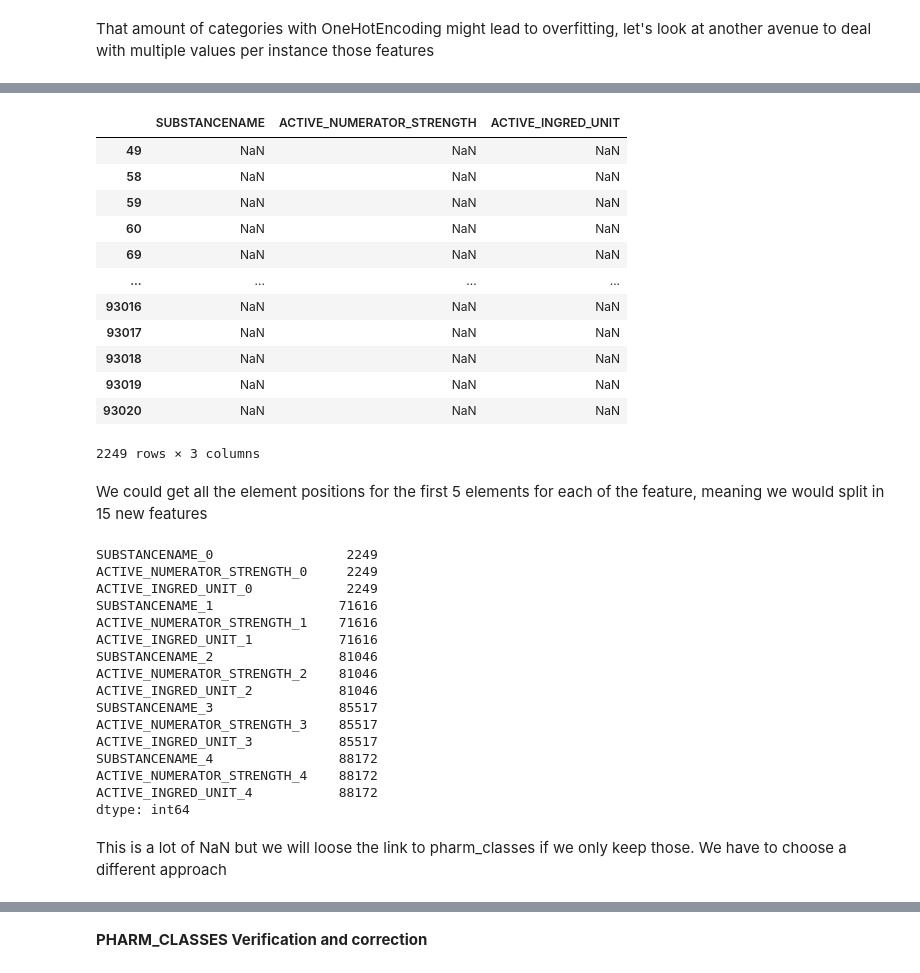
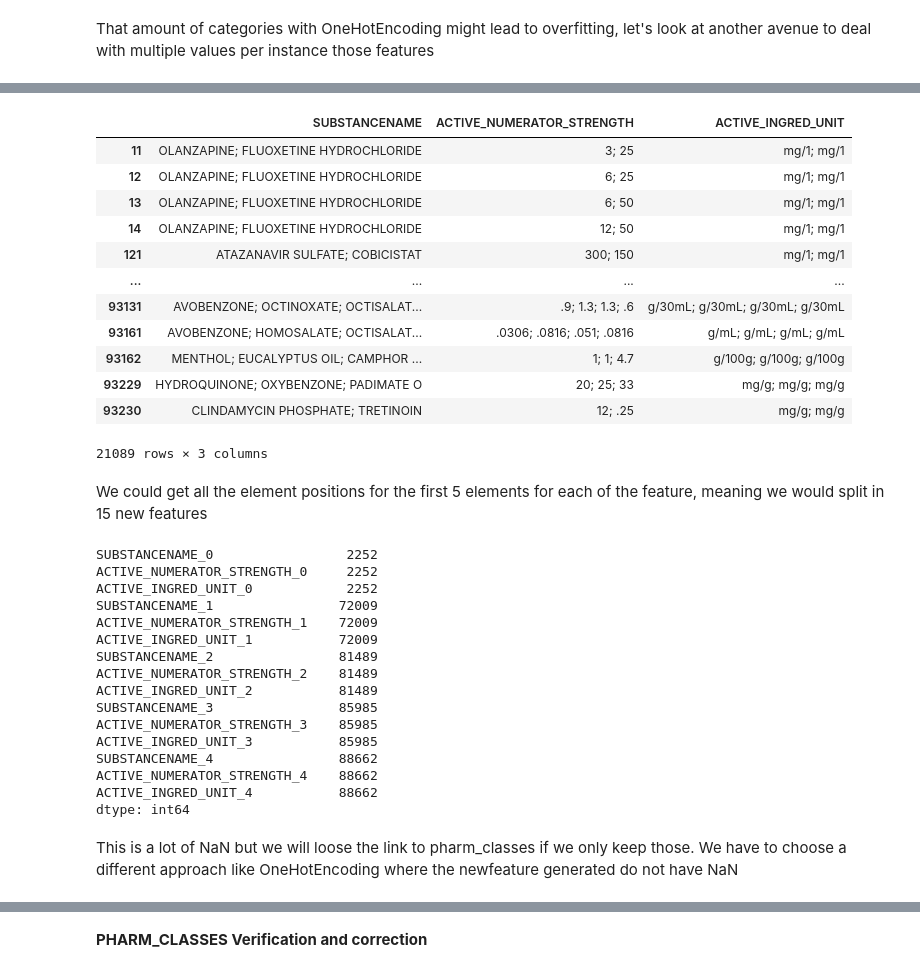
Before and after one commit to simlal/data-mining-assignments_bin710, a Jupyter notebook: dev2/tp2.ipynb, the cells around one changed output, grey strips where cells are left out. Saved outputs shown, nothing was run; the diff lists cells and outputs as text; code cells hidden in the pictures.

```diff
--- a/dev2/tp2.ipynb
+++ b/dev2/tp2.ipynb
@@ -442,0 +515,2 @@ prod["PROPRIETARYNAME"] = prod["PROPRIETARYNAME"].str.upper()
+# %%
+prod = prod.drop(columns="PROPRIETARYNAME")
@@ -443 +537,7 @@ prod["PROPRIETARYNAME"] = prod["PROPRIETARYNAME"].str.upper()
+# %%
+# Replacing vals
+prod["PROPRIETARYNAMESUFFIX_determined"] = np.where(prod["PROPRIETARYNAMESUFFIX"].notnull(), 1, 0)
+# %%
+# Droping original feature
+prod = prod.drop(columns="PROPRIETARYNAMESUFFIX")
 # %% [markdown]
@@ -472,5 +556,3 @@ Let's convert to uppercase before OneHotEncoding
-# %%
-prod["LABELERNAME"] = prod["LABELERNAME"].str.upper()
 # %% [markdown]
 **SubstanceName, ACTIVATE_NUMERATOR_STRENGTH (which on the FDA website is labelled as StrengthNumber) and ACTIVE_INGRED_UNIT are linked features. They also can have multiple values each when split by a semi colon. Let's look if the number of multiple values match its counterpart in each feature**
 # %% [markdown]
@@ -570,20 +643,20 @@ prod[0:5]
 # %%
-# To get the first upto fifth substance, concentration and units
-prod[prod[multiple_vals_feats].apply(lambda x: x.str.split(";").str[0]).isnull().any(axis=1)][multiple_vals_feats]
+# Example with at least 2 multiple values in those features
+prod[prod[multiple_vals_feats].apply(lambda x: x.str.split(";").str[1]).notnull().any(axis=1)][multiple_vals_feats]
 # %% [output]
 |  | SUBSTANCENAME | ACTIVE_NUMERATOR_STRENGTH | ACTIVE_INGRED_UNIT |
-| 49 | NaN | NaN | NaN |
-| 58 | NaN | NaN | NaN |
-| 59 | NaN | NaN | NaN |
-| 60 | NaN | NaN | NaN |
-| 69 | NaN | NaN | NaN |
+| 11 | OLANZAPINE; FLUOXETINE HYDROCHLORIDE | 3; 25 | mg/1; mg/1 |
+| 12 | OLANZAPINE; FLUOXETINE HYDROCHLORIDE | 6; 25 | mg/1; mg/1 |
+| 13 | OLANZAPINE; FLUOXETINE HYDROCHLORIDE | 6; 50 | mg/1; mg/1 |
+| 14 | OLANZAPINE; FLUOXETINE HYDROCHLORIDE | 12; 50 | mg/1; mg/1 |
+| 121 | ATAZANAVIR SULFATE; COBICISTAT | 300; 150 | mg/1; mg/1 |
 | ... | ... | ... | ... |
-| 93016 | NaN | NaN | NaN |
-| 93017 | NaN | NaN | NaN |
-| 93018 | NaN | NaN | NaN |
-| 93019 | NaN | NaN | NaN |
-| 93020 | NaN | NaN | NaN |
+| 93131 | AVOBENZONE; OCTINOXATE; OCTISALAT... | .9; 1.3; 1.3; .6 | g/30mL; g/30mL; g/30mL; g/30mL |
+| 93161 | AVOBENZONE; HOMOSALATE; OCTISALAT... | .0306; .0816; .051; .0816 | g/mL; g/mL; g/mL; g/mL |
+| 93162 | MENTHOL; EUCALYPTUS OIL; CAMPHOR ... | 1; 1; 4.7 | g/100g; g/100g; g/100g |
+| 93229 | HYDROQUINONE; OXYBENZONE; PADIMATE O | 20; 25; 33 | mg/g; mg/g; mg/g |
+| 93230 | CLINDAMYCIN PHOSPHATE; TRETINOIN | 12; .25 | mg/g; mg/g |
-2249 rows × 3 columns
+21089 rows × 3 columns
 # %% [markdown]
 We could get all the element positions for the first 5 elements for each of the feature, meaning we would split in 15 new features
 # %%
@@ -591,22 +665,24 @@ for i in range(5):
     # print([f"{feat}_{i}" for feat in multiple_vals_feats])
     prod[[f"{feat}_{i}" for feat in multiple_vals_feats]] = prod[multiple_vals_feats].apply(lambda x: x.str.split(";").str[i])
 # %%
-prod.isnull().sum()[20:]
+prod.isnull().sum()[19:]
 # %% [output]
-SUBSTANCENAME_0                 2249
-ACTIVE_NUMERATOR_STRENGTH_0     2249
-ACTIVE_INGRED_UNIT_0            2249
-SUBSTANCENAME_1                71616
-ACTIVE_NUMERATOR_STRENGTH_1    71616
-ACTIVE_INGRED_UNIT_1           71616
-SUBSTANCENAME_2                81046
-ACTIVE_NUMERATOR_STRENGTH_2    81046
-ACTIVE_INGRED_UNIT_2           81046
-SUBSTANCENAME_3                85517
-ACTIVE_NUMERATOR_STRENGTH_3    85517
-ACTIVE_INGRED_UNIT_3           85517
-SUBSTANCENAME_4                88172
-ACTIVE_NUMERATOR_STRENGTH_4    88172
-ACTIVE_INGRED_UNIT_4           88172
+SUBSTANCENAME_0                 2252
+ACTIVE_NUMERATOR_STRENGTH_0     2252
+ACTIVE_INGRED_UNIT_0            2252
+SUBSTANCENAME_1                72009
+ACTIVE_NUMERATOR_STRENGTH_1    72009
+ACTIVE_INGRED_UNIT_1           72009
+SUBSTANCENAME_2                81489
+ACTIVE_NUMERATOR_STRENGTH_2    81489
+ACTIVE_INGRED_UNIT_2           81489
+SUBSTANCENAME_3                85985
+ACTIVE_NUMERATOR_STRENGTH_3    85985
+ACTIVE_INGRED_UNIT_3           85985
+SUBSTANCENAME_4                88662
+ACTIVE_NUMERATOR_STRENGTH_4    88662
+ACTIVE_INGRED_UNIT_4           88662
 dtype: int64
+# %% [markdown]
+This is a lot of NaN but we will loose the link to pharm_classes if we only keep those. We have to choose a different approach like OneHotEncoding where the newfeature generated do not have NaN
 # %%
@@ -614,2 +689,0 @@ prod = prod.drop(columns=prod.iloc[:, 20:].columns)
-# %% [markdown]
-This is a lot of NaN but we will loose the link to pharm_classes if we only keep those. We have to choose a different approach
```
Also changed, not shown: parts of 105 cells of this notebook.
